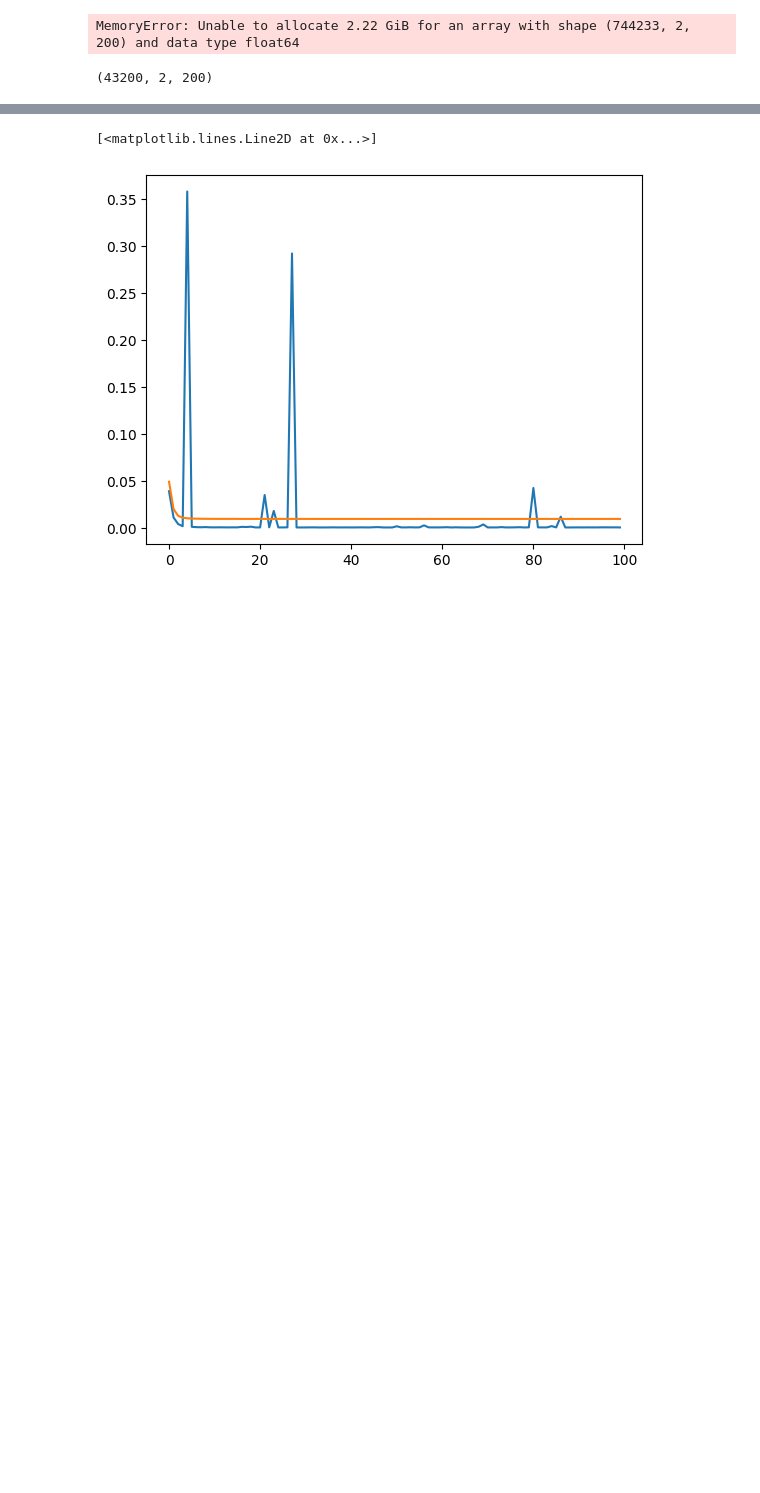
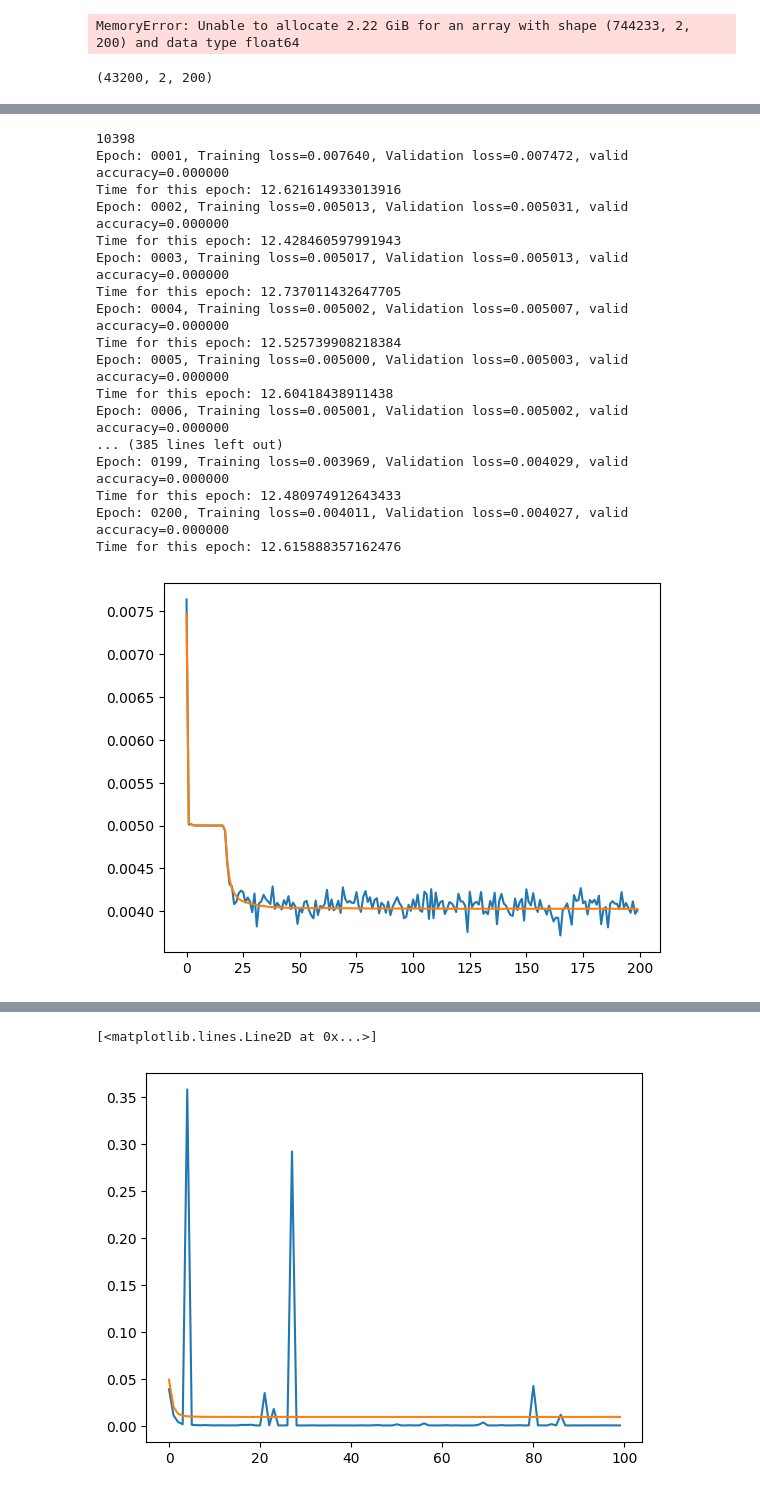
Before and after one commit to UmataHasrick/GWNAD, a Jupyter notebook: Codes/CNNAE_dilation copy.ipynb, the cells around one changed output, grey strips where cells are left out. Cells and saved outputs as stored; diff of their text form; code cells hidden in the pictures; blank space fills up the shorter version.

```diff
--- a/Codes/CNNAE_dilation copy.ipynb
+++ b/Codes/CNNAE_dilation copy.ipynb
@@ -1057,0 +1344,71 @@ Time for this epoch: 12.114328861236572
+# %%
+version = 'v10'
+
+classifier = WaveletCNNAE(num_ifos=2, c_depth=6, n_chann=4, l1=32, l2=8).cuda()
+print(sum(p.numel() for p in classifier.parameters() if p.requires_grad))
+
+optimizer = optim.Adam(classifier.parameters(), lr=0.0005)
+loss_func = nn.MSELoss().cuda()
+loss_train = np.empty((epochs, ))
+loss_validation = np.empty((epochs, ))
+
+for epoch in range(epochs):
+
+    t0 = time.time()
+    classifier.train()
+    for batchidx, x in enumerate(trainDataLoader):
+        x = x[0].cuda()
+        # print(x.shape)
+        # tgt_index = tgt_index.cuda()
+        output = classifier(x)
+        loss = loss_func(output, x)
+
+        optimizer.zero_grad()
+        loss.backward()
+        optimizer.step()
+
+    classifier.eval()
+    with torch.no_grad():
+        val_loss = 0
+        n_correct = 0;
+        for batchidx, x in enumerate(validationDataLoader):
+            x = x[0].cuda()
+            # tgt_index = tgt_index.cuda()
+            output = classifier(x)
+            lossVal = loss_func(output, x)
+            val_loss += lossVal.item()
+            # n_correct += torch.eq(tgt_index, torch.argmax(output, dim=1)).sum().item()
+
+        val_loss /= len(validationDataLoader)
+
+    loss_train[epoch] = loss.item()
+    loss_validation[epoch] = val_loss
+    print('Epoch: %04d, Training loss=%f, Validation loss=%f, valid accuracy=%f' % (epoch+1, loss_train[epoch], val_loss, n_correct*1./len(X_validation)))
+    print('Time for this epoch: ' + str(time.time() - t0))
+
+#     print(time.time() - t0)
+
+plt.plot(loss_train)
+plt.plot(loss_validation)
+
+torch.save(classifier.cuda(), "../Model_cached/Wavelet_model_glitchtrained_AE"+version+"_32_8.pt")
+# np.savetxt("../data/SupLearn/lossClassifierTraining_64-64-16.dat", [loss_train, loss_validation])
+# %% [output]
+10398
+Epoch: 0001, Training loss=0.007640, Validation loss=0.007472, valid accuracy=0.000000
+Time for this epoch: 12.621614933013916
+Epoch: 0002, Training loss=0.005013, Validation loss=0.005031, valid accuracy=0.000000
+Time for this epoch: 12.428460597991943
+Epoch: 0003, Training loss=0.005017, Validation loss=0.005013, valid accuracy=0.000000
+Time for this epoch: 12.737011432647705
+Epoch: 0004, Training loss=0.005002, Validation loss=0.005007, valid accuracy=0.000000
+Time for this epoch: 12.525739908218384
+Epoch: 0005, Training loss=0.005000, Validation loss=0.005003, valid accuracy=0.000000
+Time for this epoch: 12.60418438911438
+Epoch: 0006, Training loss=0.005001, Validation loss=0.005002, valid accuracy=0.000000
+... (385 lines left out)
+Epoch: 0199, Training loss=0.003969, Validation loss=0.004029, valid accuracy=0.000000
+Time for this epoch: 12.480974912643433
+Epoch: 0200, Training loss=0.004011, Validation loss=0.004027, valid accuracy=0.000000
+Time for this epoch: 12.615888357162476
+[figure, added]
```
Also changed, not shown: parts of 32 cells of this notebook, 13 other files.
